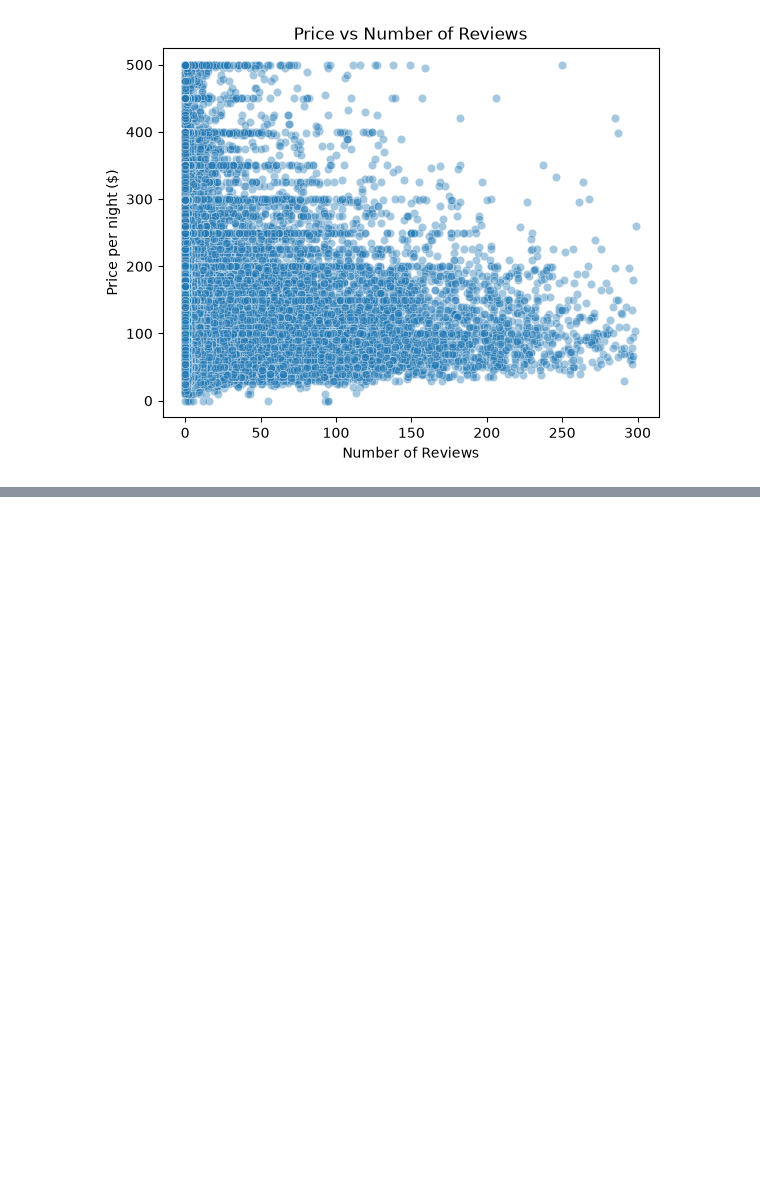
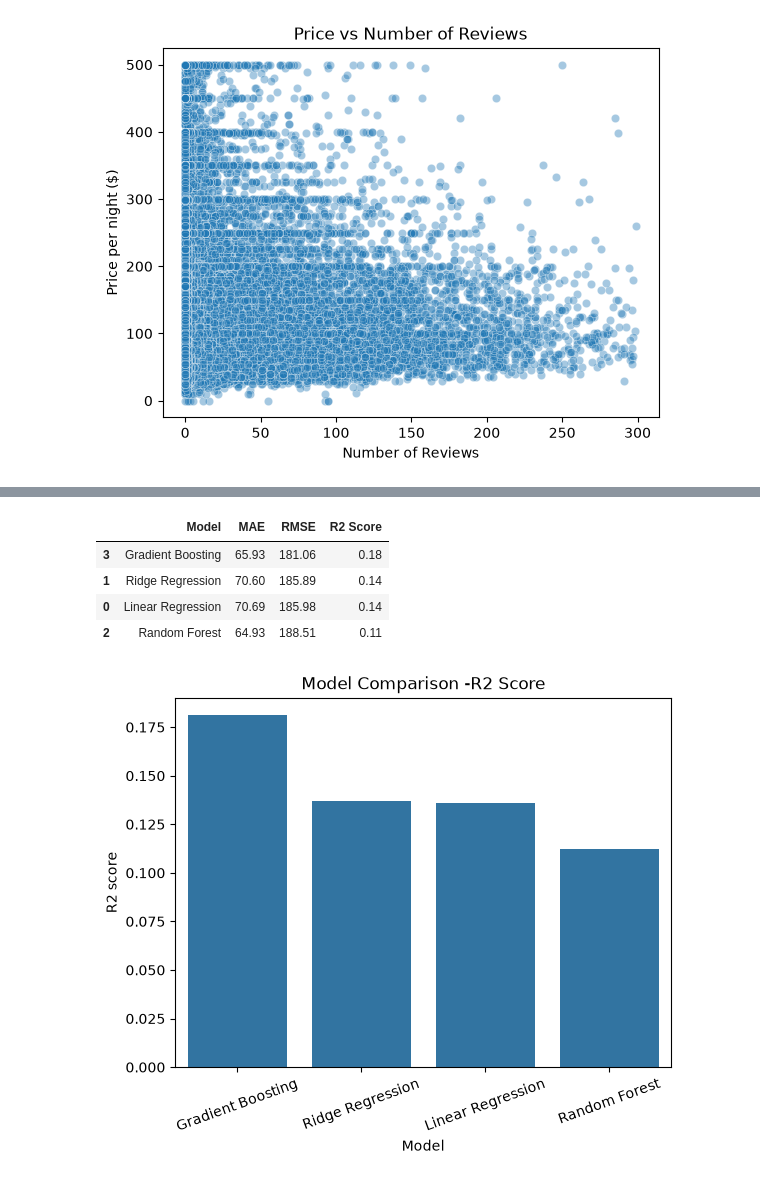
Before and after one commit to Vedantkapur/202618061_VedantKapur_DS605, a Jupyter notebook: 202618061_Lab_4/202618061_Lab4.ipynb, the cells around one changed output, grey strips where cells are left out. Cells and saved outputs as stored; diff of their text form; code cells hidden in the pictures; blank space fills up the shorter version.

```diff
--- a/202618061_Lab_4/202618061_Lab4.ipynb
+++ b/202618061_Lab_4/202618061_Lab4.ipynb
@@ -355,0 +543,49 @@ plt.show()
+# %%
+# Evaluating the methods
+from sklearn.metrics import (
+    mean_absolute_error,
+    mean_squared_error,
+    r2_score
+)
+
+results = []
+
+for name, model in models.items():
+
+    y_pred = model.predict(x_test)
+    mae = mean_absolute_error(y_test, y_pred)
+    rmse = np.sqrt(mean_squared_error(y_test, y_pred))
+    r2 = r2_score(y_test, y_pred)
+
+    results.append({
+        "Model": name,
+        "MAE": mae,
+        "RMSE": rmse,
+        "R2 Score": r2
+    })
+
+results_df = pd.DataFrame(results)
+
+results_df = results_df.sort_values(by="R2 Score",ascending=False)
+
+display(results_df)
+
+# Visualizing the model comparison
+plt.Figure(figsize=(10,7))
+sns.barplot(
+    data=results_df,
+    x="Model",
+    y="R2 Score"
+)
+plt.title("Model Comparison -R2 Score")
+plt.xlabel("Model")
+plt.ylabel("R2 score")
+plt.xticks(rotation=20)
+plt.show()
+# %% [output]
+|  | Model | MAE | RMSE | R2 Score |
+| 3 | Gradient Boosting | 65.93 | 181.06 | 0.18 |
+| 1 | Ridge Regression | 70.60 | 185.89 | 0.14 |
+| 0 | Linear Regression | 70.69 | 185.98 | 0.14 |
+| 2 | Random Forest | 64.93 | 188.51 | 0.11 |
+[figure, added]
```
Also changed, not shown: parts of 6 cells of this notebook, 12 other files.
